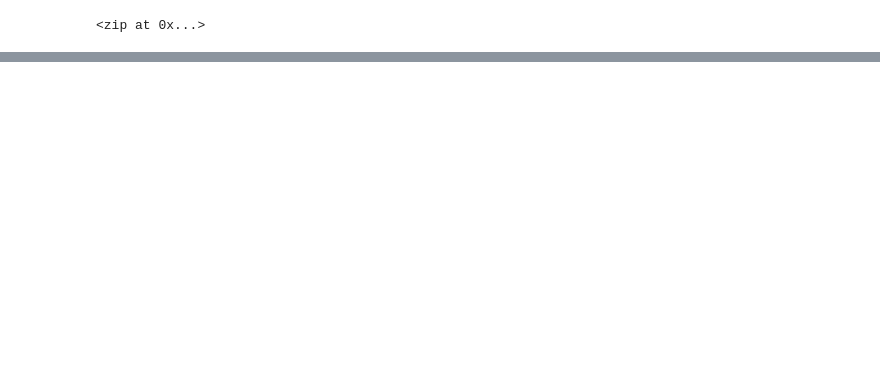
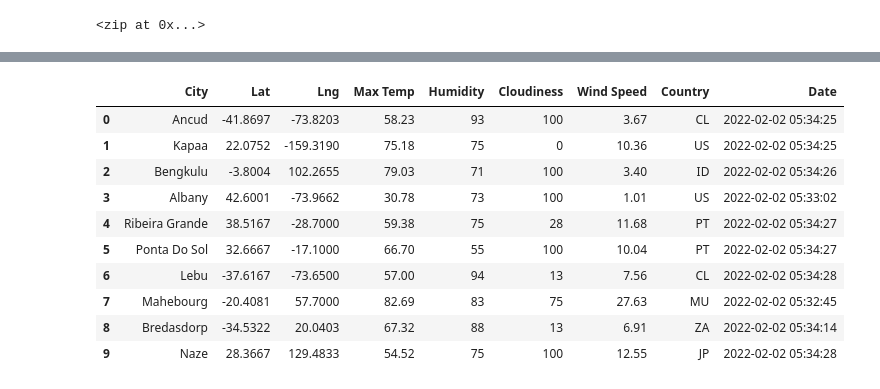
Before and after one commit to Lorenzo-Gutierrez/World_Weather_Analysis, a Jupyter notebook: WeatherPy.ipynb, the cells around one changed output, grey strips where cells are left out. Drawn from its saved outputs; the diff is of its cells as text; code cells hidden in the pictures; blank space fills up the shorter version.

Commit message:
added cities data

```diff
--- a/WeatherPy.ipynb
+++ b/WeatherPy.ipynb
@@ -4,6 +4,13 @@ import pandas as pd
 import matplotlib.pyplot as plt
 import numpy as np
 from citipy import citipy
+import requests
+from config import weather_api_key
+import time
+from datetime import datetime
+
+# Starting URL for Weather Map API Call.
+url = "http://api.openweathermap.org/data/2.5/weather?units=Imperial&APPID=" + weather_api_key
 # %%
 # Create a set of random latitude and longitude combinations.
 lats = np.random.uniform(low=-90.000, high=90.000, size=1500)
@@ -31,0 +119,16 @@ len(cities)
+# %%
+# Convert the array of dictionaries to a Pandas DataFrame.
+city_data_df = pd.DataFrame(city_data)
+city_data_df.head(10)
+# %% [output]
+|  | City | Lat | Lng | Max Temp | Humidity | Cloudiness | Wind Speed | Country | Date |
+| 0 | Ancud | -41.8697 | -73.8203 | 58.23 | 93 | 100 | 3.67 | CL | 2022-02-02 05:34:25 |
+| 1 | Kapaa | 22.0752 | -159.3190 | 75.18 | 75 | 0 | 10.36 | US | 2022-02-02 05:34:25 |
+| 2 | Bengkulu | -3.8004 | 102.2655 | 79.03 | 71 | 100 | 3.40 | ID | 2022-02-02 05:34:26 |
+| 3 | Albany | 42.6001 | -73.9662 | 30.78 | 73 | 100 | 1.01 | US | 2022-02-02 05:33:02 |
+| 4 | Ribeira Grande | 38.5167 | -28.7000 | 59.38 | 75 | 28 | 11.68 | PT | 2022-02-02 05:34:27 |
+| 5 | Ponta Do Sol | 32.6667 | -17.1000 | 66.70 | 55 | 100 | 10.04 | PT | 2022-02-02 05:34:27 |
+| 6 | Lebu | -37.6167 | -73.6500 | 57.00 | 94 | 13 | 7.56 | CL | 2022-02-02 05:34:28 |
+| 7 | Mahebourg | -20.4081 | 57.7000 | 82.69 | 83 | 75 | 27.63 | MU | 2022-02-02 05:32:45 |
+| 8 | Bredasdorp | -34.5322 | 20.0403 | 67.32 | 88 | 13 | 6.91 | ZA | 2022-02-02 05:34:14 |
+| 9 | Naze | 28.3667 | 129.4833 | 54.52 | 75 | 100 | 12.55 | JP | 2022-02-02 05:34:28 |
```
Also changed, not shown: parts of 4 cells of this notebook, 3 other files.
